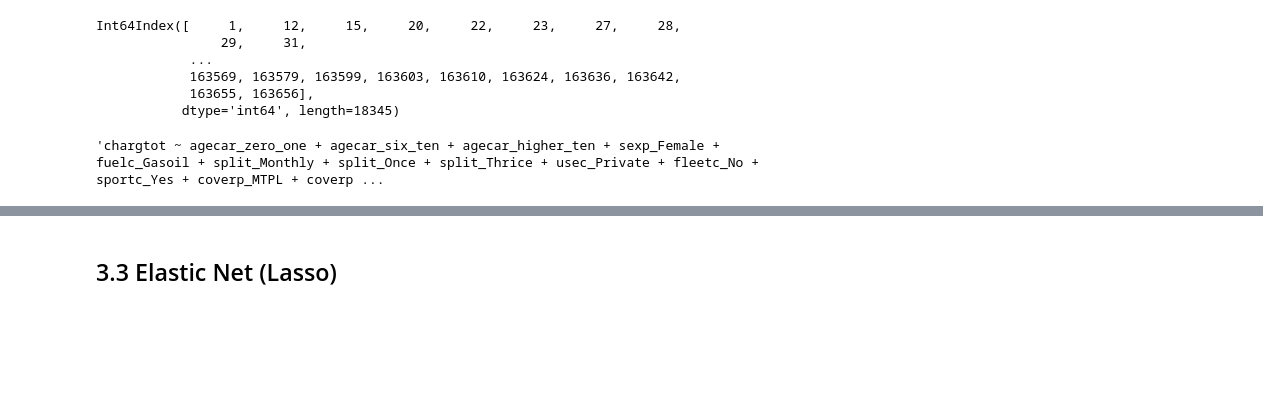
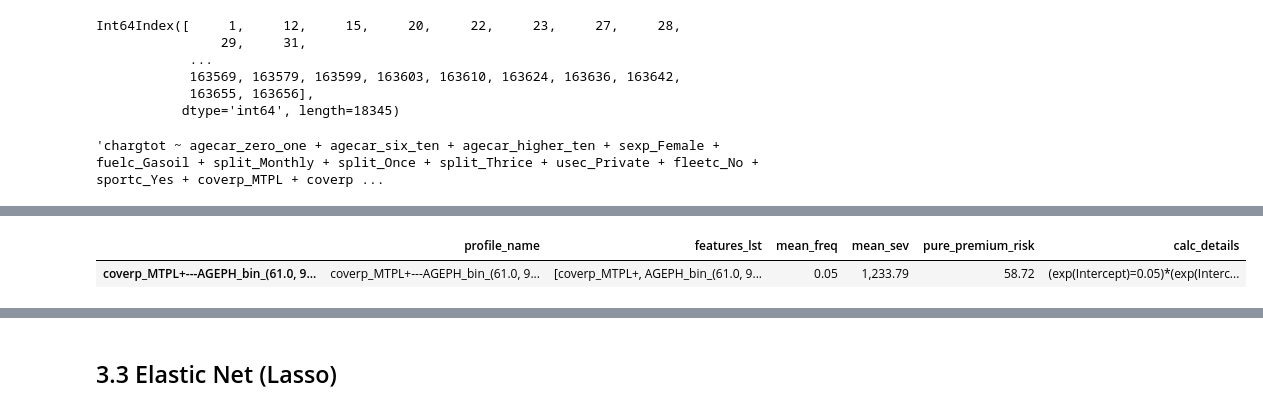
Before and after one commit to MarinoSanLorenzo/actuarial_ds, a Jupyter notebook: blog_post_main_backup.ipynb, the cells around one changed output, grey strips where cells are left out. Cells and saved outputs as stored; diff of their text form; code cells hidden in the pictures; blank space fills up the shorter version.

```diff
--- a/blog_post_main_backup.ipynb
+++ b/blog_post_main_backup.ipynb
@@ -1040,0 +1037,5 @@ KeyboardInterrupt:
+# %%
+premium_profiles_df[premium_profiles_df.mean_freq==premium_profiles_df.mean_freq.min()]
+# %% [output]
+|  | profile_name | features_lst | mean_freq | mean_sev | pure_premium_risk | calc_details |
+| coverp_MTPL+---AGEPH_bin_(61.0, 9... | coverp_MTPL+---AGEPH_bin_(61.0, 9... | [coverp_MTPL+, AGEPH_bin_(61.0, 9... | 0.05 | 1,233.79 | 58.72 | (exp(Intercept)=0.05)*(exp(Interc... |
```
Also changed, not shown: parts of 38 cells of this notebook, 1 other file.
